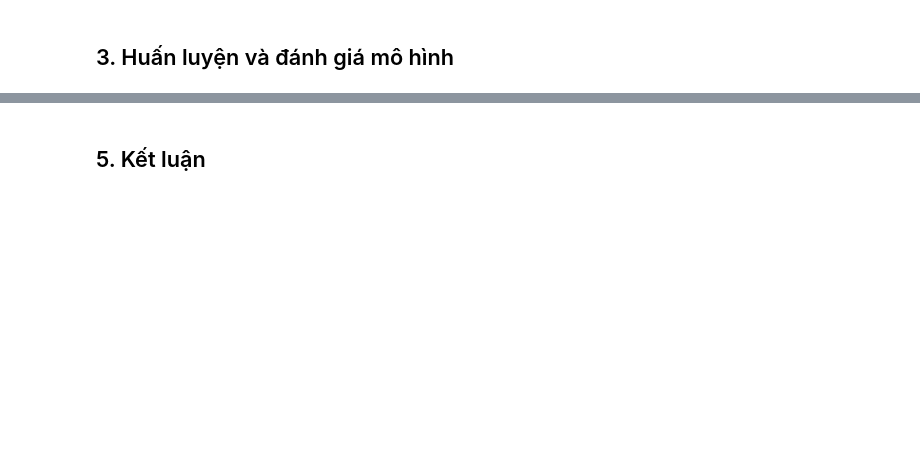
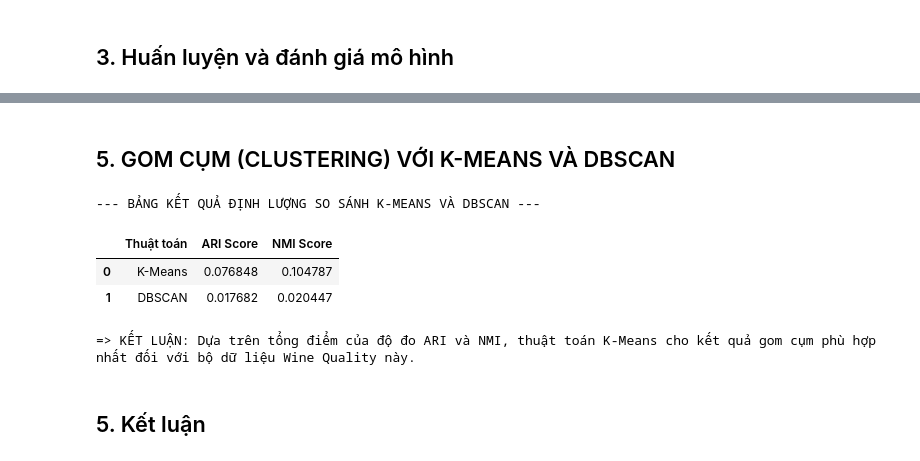
Before and after one commit to TuanN05/Winequality_DataMining, a Jupyter notebook: notebooks/winequality-red.ipynb, the cells around one changed output, grey strips where cells are left out. Saved outputs shown, nothing was run; the diff lists cells and outputs as text; code cells hidden in the pictures; blank space fills up the shorter version.

```diff
--- a/notebooks/winequality-red.ipynb
+++ b/notebooks/winequality-red.ipynb
@@ -288,2 +368,55 @@ if not rbf_df.empty:
+# %% [markdown]
+## 5. GOM CỤM (CLUSTERING) VỚI K-MEANS VÀ DBSCAN
+# %%
+import numpy as np
+import pandas as pd
+from sklearn.cluster import KMeans, DBSCAN
+from sklearn.metrics import adjusted_rand_score, normalized_mutual_info_score
+
+# 1. Thực hiện K-Means
+# Số cụm bằng số lượng nhãn unique của quality
+n_clusters = len(np.unique(y))
+kmeans = KMeans(n_clusters=n_clusters, random_state=42)
+kmeans_labels = kmeans.fit_predict(X_scaled) # Dùng X_scaled của Bước 2
+
+# 2. Thực hiện DBSCAN
+dbscan = DBSCAN(eps=1.5, min_samples=5)
+dbscan_labels = dbscan.fit_predict(X_scaled)
+
+# 3. Đánh giá bằng cách đối chiếu với nhãn thực tế (y)
+ari_kmeans = adjusted_rand_score(y, kmeans_labels)
+nmi_kmeans = normalized_mutual_info_score(y, kmeans_labels)
+
+ari_dbscan = adjusted_rand_score(y, dbscan_labels)
+nmi_dbscan = normalized_mutual_info_score(y, dbscan_labels)
+
+# 4. Tạo bảng kết quả định lượng
+df_clustering_eval = pd.DataFrame({
+    'Thuật toán': ['K-Means', 'DBSCAN'],
+    'ARI Score': [ari_kmeans, ari_dbscan],
+    'NMI Score': [nmi_kmeans, nmi_dbscan]
+})
+
+print("--- BẢNG KẾT QUẢ ĐỊNH LƯỢNG SO SÁNH K-MEANS VÀ DBSCAN ---")
+display(df_clustering_eval)
+
+# 5. Đánh giá thuật toán phù hợp nhất
+score_kmeans = ari_kmeans + nmi_kmeans
+score_dbscan = ari_dbscan + nmi_dbscan
+
+if score_kmeans > score_dbscan:
+    best_cluster_model = "K-Means"
+elif score_dbscan > score_kmeans:
+    best_cluster_model = "DBSCAN"
+else:
+    best_cluster_model = "Cả hai tương đương"
+
+print(f"\n=> KẾT LUẬN: Dựa trên tổng điểm của độ đo ARI và NMI, thuật toán {best_cluster_model} cho kết quả gom cụm phù hợp nhất đối với bộ dữ liệu Wine Quality này.")
+# %% [output]
+--- BẢNG KẾT QUẢ ĐỊNH LƯỢNG SO SÁNH K-MEANS VÀ DBSCAN ---
+|  | Thuật toán | ARI Score | NMI Score |
+| 0 | K-Means | 0.076848 | 0.104787 |
+| 1 | DBSCAN | 0.017682 | 0.020447 |
+=> KẾT LUẬN: Dựa trên tổng điểm của độ đo ARI và NMI, thuật toán K-Means cho kết quả gom cụm phù hợp nhất đối với bộ dữ liệu Wine Quality này.
 # %% [markdown]
 ## 5. Kết luận
```
Also changed, not shown: parts of 6 cells of this notebook, 3 other files.
